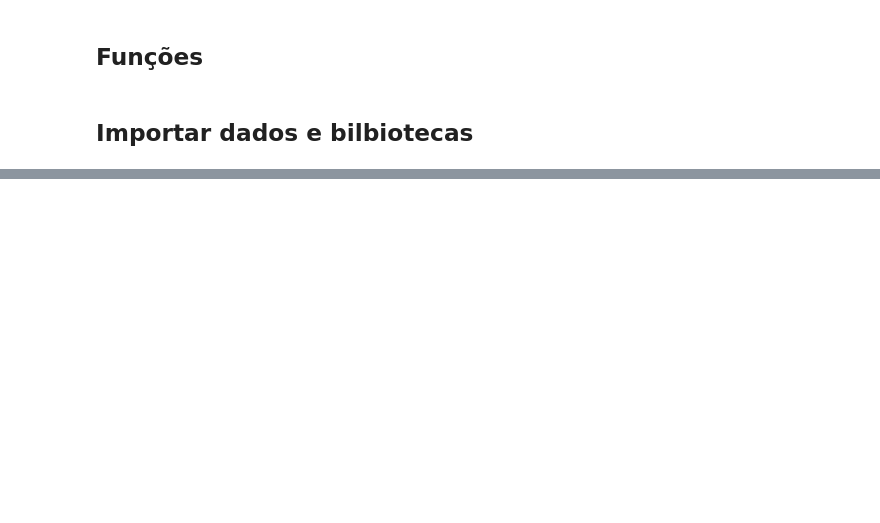
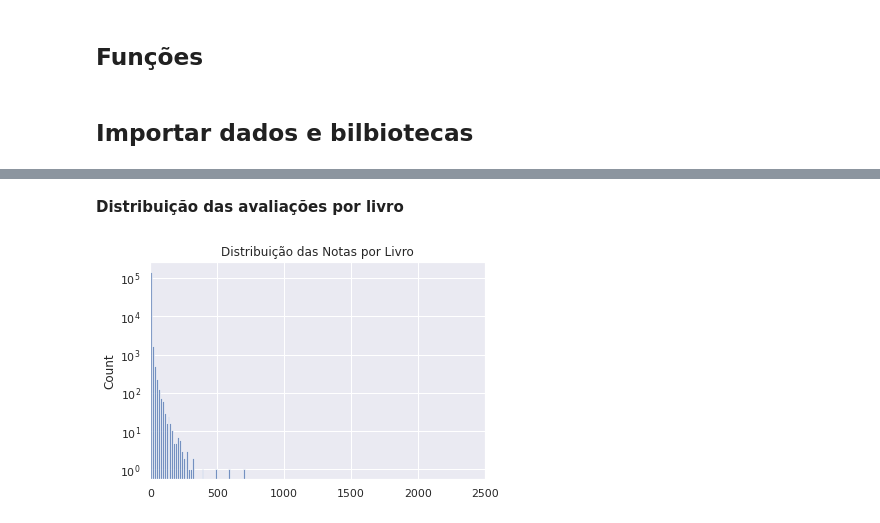
Before and after one commit to thaispatricio9/awari-bookstore, a Jupyter notebook: book_recommendation_system.ipynb, the cells around one changed output, grey strips where cells are left out. Drawn from its saved outputs; the diff is of its cells as text; code cells hidden in the pictures; blank space fills up the shorter version.

```diff
--- a/book_recommendation_system.ipynb
+++ b/book_recommendation_system.ipynb
@@ -198,0 +198,11 @@ nota_minima = 8
+# %% [markdown]
+**Distribuição das avaliações por livro**
+# %%
+df = data[data['Book-Rating']>0].groupby('ISBN')['Book-Rating'].count().sort_values(ascending=False)
+sns.histplot(data=df, x=df.values, bins=50)
+plt.yscale("log")
+plt.xlim(left=0, right=2500)
+plt.title('Distribuição das Notas por Livro')
+plt.show()
+# %% [output]
+[figure, added]
```
Also changed, not shown: parts of 60 cells of this notebook.
